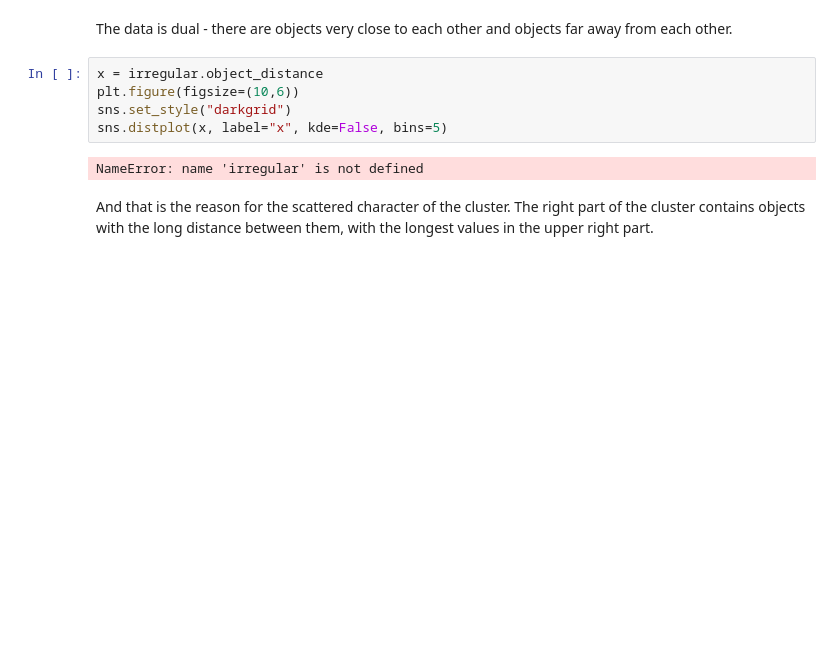
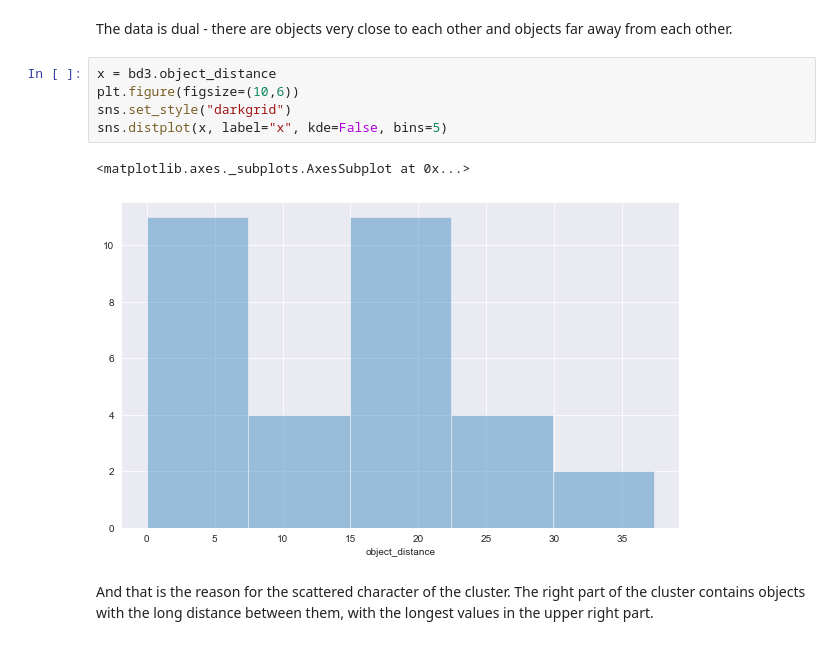
Before and after one commit to agnieszkalysak/som_mining_shafts, a Jupyter notebook: som-mining-shafts.ipynb, the cells around one changed output. Drawn from its saved outputs; the diff is of its cells as text; blank space fills up the shorter version.

```diff
--- a/som-mining-shafts.ipynb
+++ b/som-mining-shafts.ipynb
@@ -287,12 +259,13 @@ bd3
 # %% [markdown]
 The data is dual - there are objects very close to each other and objects far away from each other.
 # %%
-x = irregular.object_distance
+x = bd3.object_distance
 plt.figure(figsize=(10,6))
 sns.set_style("darkgrid")
 sns.distplot(x, label="x", kde=False, bins=5)
 # %% [output]
-NameError: name 'irregular' is not defined
+<matplotlib.axes._subplots.AxesSubplot at 0x...>
+[figure, added]
 # %% [markdown]
 And that is the reason for the scattered character of the cluster. The right part of the cluster contains objects with the long distance between them, with the longest values in the upper right part.
 # %%
```
Also changed, not shown: parts of 15 cells of this notebook, 7 other files.
